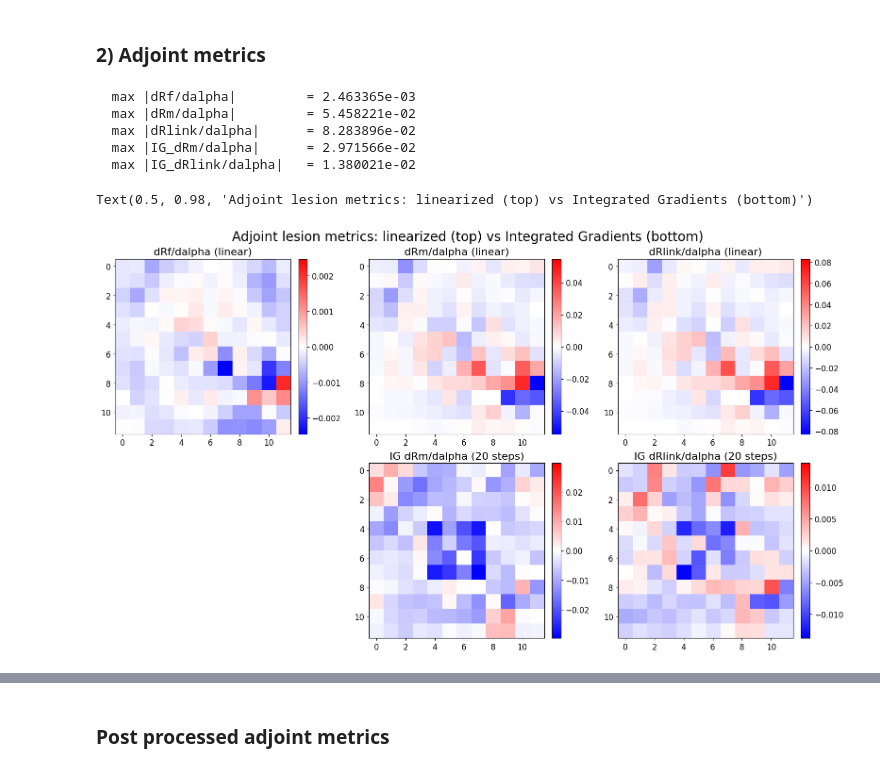
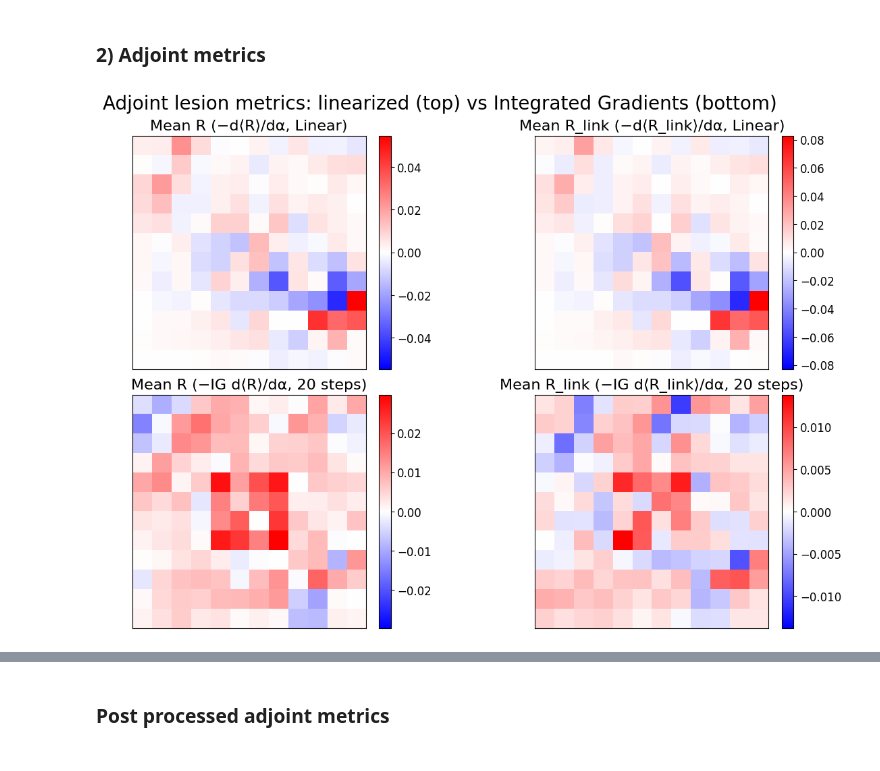
Before and after one commit to adamLastovka/KuramotoNeuralSimulations, a Jupyter notebook: Notebooks/05_metric_comparison.ipynb, the cells around one changed output, grey strips where cells are left out. Saved outputs shown, nothing was run; the diff lists cells and outputs as text; code cells hidden in the pictures.

```diff
--- a/Notebooks/05_metric_comparison.ipynb
+++ b/Notebooks/05_metric_comparison.ipynb
@@ -249,63 +249,20 @@ im = axs[3].imshow(dR_domega_avg_2d, cmap="bwr")
 axs[3].set_title("dRm/domega0 (averaged)")
 fig.colorbar(im,ax=axs[3],fraction=0.046, pad=0.04)
 fig.suptitle("Adjoint gradients")
-# %%
-from kuramoto.adjoint import grads_mean_r_link_alpha, ig_mean_R_alpha, ig_mean_r_link_alpha
-from matplotlib.colors import CenteredNorm
-
-N_IG_STEPS = 20  # quadrature steps for Integrated Gradients
-
-alpha0 = jnp.zeros((sim.grid.N,), dtype=sim.params.K.dtype)
-dRf_dalpha = grads_final_R_alpha(sim.params, alpha0, sim.theta0, t0, t1, dt, ts=ts)
-dRm_dalpha = grads_mean_R_alpha(sim.params, alpha0, sim.theta0, t0, t1, dt, ts=ts)
-dR_link_dalpha = grads_mean_r_link_alpha(sim.params, alpha0, sim.theta0, t0, t1, dt, ts=ts)
-
-# Integrated Gradients: nonlinear path integral from alpha=0 -> ones (full lesion)
-alpha_target = jnp.ones(sim.grid.N, dtype=sim.params.K.dtype)
-IG_dRm_dalpha = ig_mean_R_alpha(sim.params, alpha_target, sim.theta0, t0, t1, dt, ts=ts, n_steps=N_IG_STEPS)
-IG_dR_link_dalpha = ig_mean_r_link_alpha(sim.params, alpha_target, sim.theta0, t0, t1, dt, ts=ts, n_steps=N_IG_STEPS)
-
-# Statistics
-print(f"  max |dRf/dalpha|         = {float(np.max(np.abs(dRf_dalpha))):.6e}")
-print(f"  max |dRm/dalpha|         = {float(np.max(np.abs(dRm_dalpha))):.6e}")
-print(f"  max |dRlink/dalpha|      = {float(np.max(np.abs(dR_link_dalpha))):.6e}")
-print(f"  max |IG_dRm/dalpha|      = {float(np.max(np.abs(IG_dRm_dalpha))):.6e}")
-print(f"  max |IG_dRlink/dalpha|   = {float(np.max(np.abs(IG_dR_link_dalpha))):.6e}")
-
-# ── Plot: linearized metrics (row 0) vs IG metrics (row 1) ───────────────────
-fig, axs = plt.subplots(2, 3, figsize=(16, 9), constrained_layout=True)
-
-im = axs[0, 0].imshow(dRf_dalpha.reshape(grid_shape), norm=CenteredNorm(), cmap="bwr")
-axs[0, 0].set_title("dRf/dalpha (linear)")
-fig.colorbar(im, ax=axs[0, 0], fraction=0.046, pad=0.04)
-
-im = axs[0, 1].imshow(dRm_dalpha.reshape(grid_shape), norm=CenteredNorm(), cmap="bwr")
-axs[0, 1].set_title("dRm/dalpha (linear)")
-fig.colorbar(im, ax=axs[0, 1], fraction=0.046, pad=0.04)
-
-im = axs[0, 2].imshow(dR_link_dalpha.reshape(grid_shape), norm=CenteredNorm(), cmap="bwr")
-axs[0, 2].set_title("dRlink/dalpha (linear)")
-fig.colorbar(im, ax=axs[0, 2], fraction=0.046, pad=0.04)
-
-axs[1, 0].set_visible(False)  # no IG equivalent for Rf
-
-im = axs[1, 1].imshow(IG_dRm_dalpha.reshape(grid_shape), norm=CenteredNorm(), cmap="bwr")
-axs[1, 1].set_title(f"IG dRm/dalpha ({N_IG_STEPS} steps)")
-fig.colorbar(im, ax=axs[1, 1], fraction=0.046, pad=0.04)
-
-im = axs[1, 2].imshow(IG_dR_link_dalpha.reshape(grid_shape), norm=CenteredNorm(), cmap="bwr")
-axs[1, 2].set_title(f"IG dRlink/dalpha ({N_IG_STEPS} steps)")
-fig.colorbar(im, ax=axs[1, 2], fraction=0.046, pad=0.04)
-
-fig.suptitle("Adjoint lesion metrics: linearized (top) vs Integrated Gradients (bottom)")
-# %% [output]
-  max |dRf/dalpha|         = 2.463365e-03
-  max |dRm/dalpha|         = 5.458221e-02
-  max |dRlink/dalpha|      = 8.283896e-02
-  max |IG_dRm/dalpha|      = 2.971566e-02
-  max |IG_dRlink/dalpha|   = 1.380021e-02
-Text(0.5, 0.98, 'Adjoint lesion metrics: linearized (top) vs Integrated Gradients (bottom)')
-[figure, removed]
+# %%
+from kuramoto.adjoint import get_adjoint_grads, get_adjoint_metrics, plot_adjoint_metrics
+
+grads = get_adjoint_grads(sim, T_END=T_END, dt=dt, n_ig_steps=20)
+metrics = get_adjoint_metrics(grads=grads)
+fig, axs = plot_adjoint_metrics(
+    metrics,
+    grid_shape=grid_shape,
+    n_ig_steps=20,
+    title="Adjoint lesion metrics: linearized (top) vs Integrated Gradients (bottom)",
+)
+plt.show()
+# %% [output]
+[figure, added]
 # %%
 # Verify lesion grads with finite difference
 from kuramoto.adjoint import finite_diff_dJ_dalpha, mean_order_parameter, final_order_parameter
```
Also changed, not shown: parts of 2 cells of this notebook, 1 other file.
